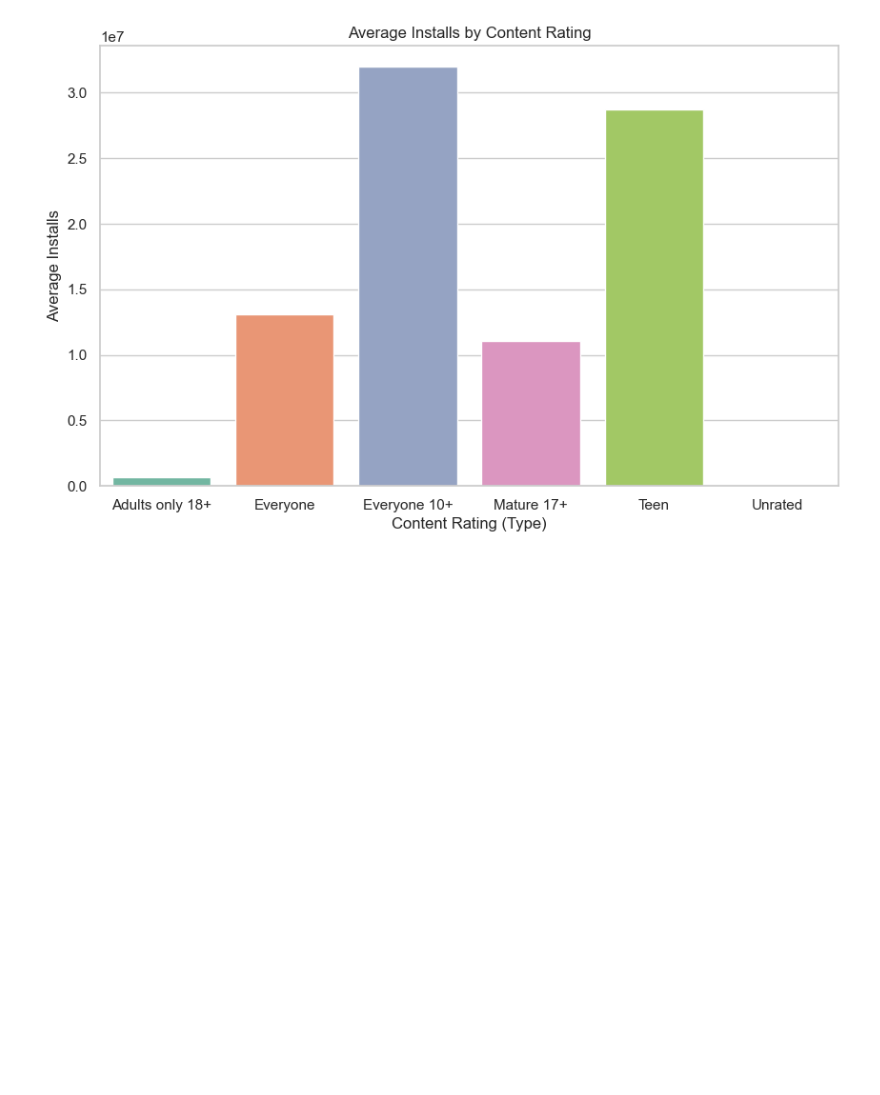
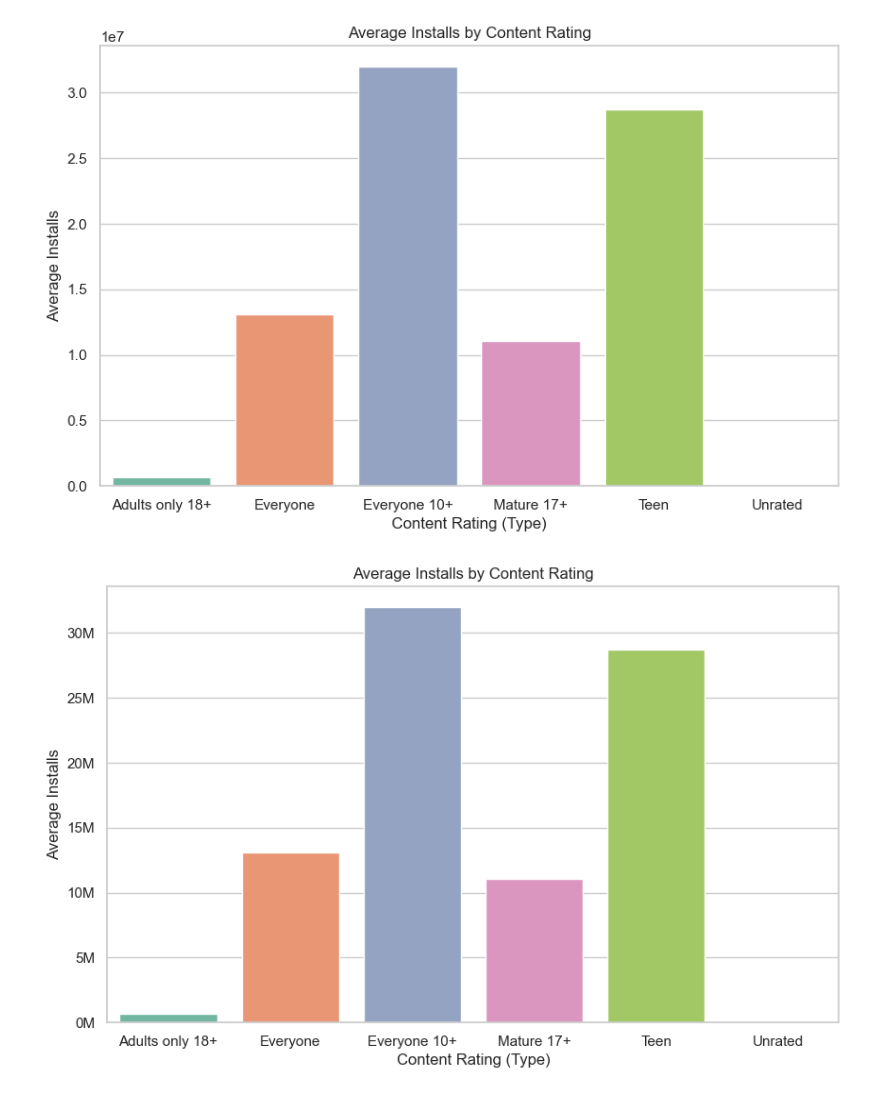
Before and after one commit to Harish-Senthilkumar/google-play-store-analysis, a Jupyter notebook: notebooks/analysis.ipynb, the cells around one changed output. Drawn from its saved outputs; the diff is of its cells as text; code cells hidden in the pictures; blank space fills up the shorter version.

```diff
--- a/notebooks/analysis.ipynb
+++ b/notebooks/analysis.ipynb
@@ -664,3 +664,25 @@ plt.ylabel("Average Installs") # count of installs by mean
 plt.show() # plot the graph
 # %% [output]
 [figure]
+# %%
+'''
+Same plot as before:
+    I added this new libary for this cell and learned as I went to get the 1e7 average installs,
+    to proper millions. M=millions
+'''
+
+import matplotlib.ticker as ticker
+
+plt.figure(figsize=(10, 6))
+sns.barplot(data=content_stats, x='Content Rating', y='mean', hue='Content Rating', palette='Set2', legend=False)
+
+plt.title("Average Installs by Content Rating")
+plt.xlabel("Content Rating (Type)")
+plt.ylabel("Average Installs")
+
+# Format y-axis to show readable numbers (e.g. 10M instead of 1e7)
+plt.gca().yaxis.set_major_formatter(ticker.FuncFormatter(lambda x, pos: f'{x/1e6:.0f}M'))
+
+plt.show()
+# %% [output]
+[figure, added]
```
Also changed, not shown: parts of 1 cell of this notebook.
